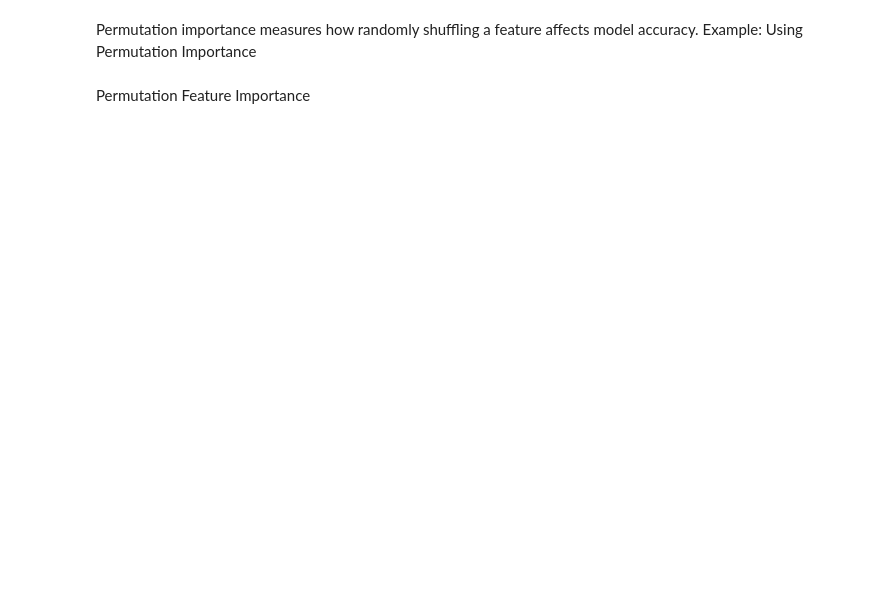
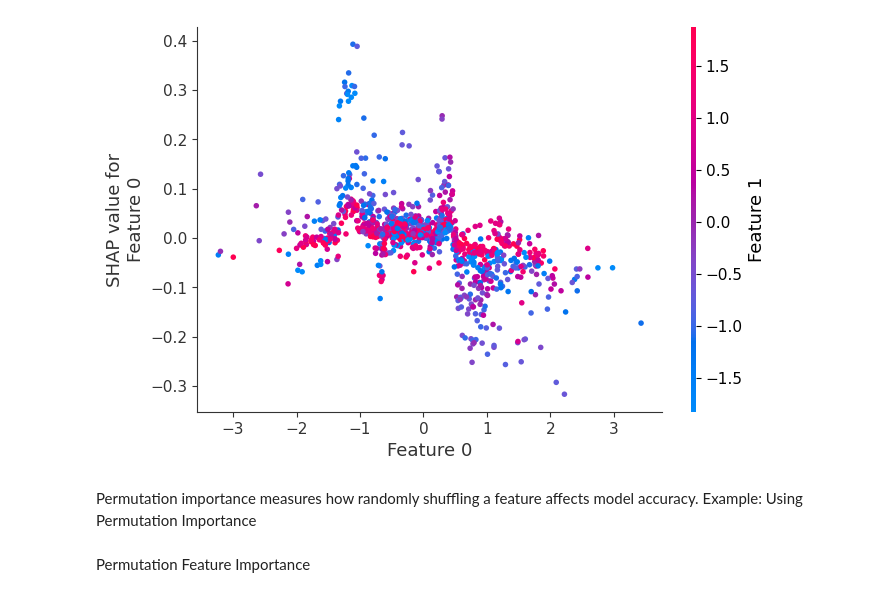
Before and after one commit to vishnuas22/Machine-Learning, a Jupyter notebook: 15.05 LightGBM Feature Importance SHAP, Permutation.ipynb, the cells around one changed output. Saved outputs shown, nothing was run; the diff lists cells and outputs as text; code cells hidden in the pictures; blank space fills up the shorter version.

```diff
--- a/15.05 LightGBM Feature Importance SHAP, Permutation.ipynb
+++ b/15.05 LightGBM Feature Importance SHAP, Permutation.ipynb
@@ -73,3 +79,9 @@ shap.summary_plot(shap_values,X_test, feature_names = [f'Feature {i}' for i in r
+# %%
+# SHAP Dependence Plot for Feature 0
+
+shap.dependence_plot(0, shap_values, X_test, feature_names=[f'Feature {i}' for i in range(X_test.shape[1])])
+# %% [output]
+[figure, added]
 # %% [markdown]
 Permutation importance measures how randomly shuffling a feature affects model accuracy.
 Example: Using Permutation Importance
```
Also changed, not shown: parts of 13 cells of this notebook.
